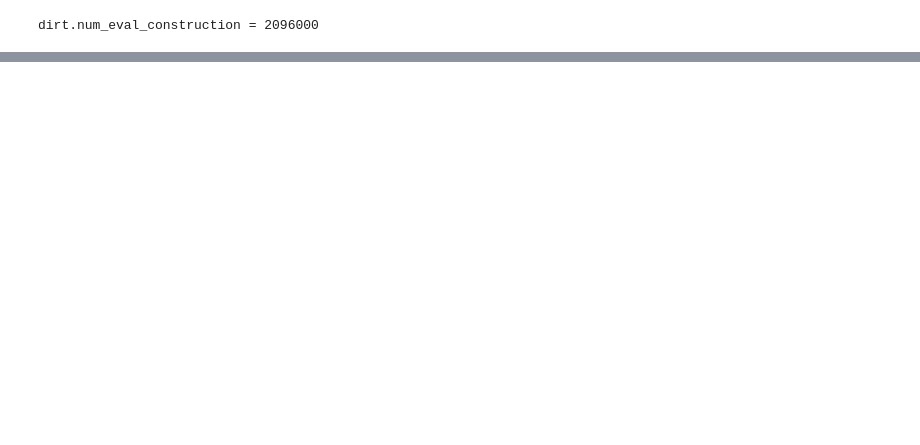
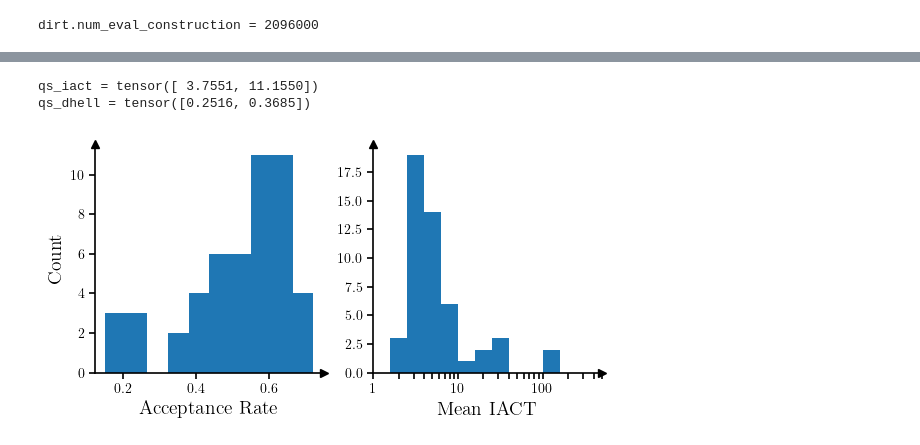
Before and after one commit to DeepTransport/deep-tensor-py, a Jupyter notebook: docs/examples/poisson/example_amortised_kl.ipynb, the cells around one changed output, grey strips where cells are left out. Drawn from its saved outputs; the diff is of its cells as text; code cells hidden in the pictures; blank space fills up the shorter version.

```diff
--- a/docs/examples/poisson/example_amortised_kl.ipynb
+++ b/docs/examples/poisson/example_amortised_kl.ipynb
@@ -706,0 +281,19 @@ plt.savefig("preconditioner_comparison.pdf")
+# %%
+def estimate_iacts(xs: Tensor) -> Tensor:
+    if xs.ndim == 2:
+        xs = xs[None, ...]
+    xs_iact = xs.permute(2, 0, 1).numpy()
+    iacts = [2.0 * tauint(xs_iact, i)[2] for i in range(prior.dim)]
+    return torch.tensor(iacts)
+# %%
+num_chain = 5000
+num_burn_in = 1000
+
+stats = {
+    "acceptance_rates": torch.zeros(num_test_samples),
+    "mean_iacts": torch.zeros(num_test_samples),
+    "max_iacts": torch.zeros(num_test_samples),
+    "dhells": torch.zeros(num_test_samples),
+    "ess_ratios": torch.zeros(num_test_samples),
+    "logk_means": torch.zeros_like(logks_test)
+}
@@ -706,0 +346,37 @@ plt.savefig("preconditioner_comparison.pdf")
+# %%
+qs = torch.tensor([0.25, 0.75])
+qs_iact = torch.quantile(stats["max_iacts"], qs)
+qs_dhell = torch.quantile(stats["dhells"], qs)
+
+print(f"{qs_iact = }")
+print(f"{qs_dhell = }")
+# %% [output]
+qs_iact = tensor([ 3.7551, 11.1550])
+qs_dhell = tensor([0.2516, 0.3685])
+# %%
+fig, axes = plt.subplots(1, 2, figsize=(6, 3.2))
+
+bins_iacts = torch.logspace(0.0, 4.0, 21)
+
+axes[0].hist(stats["acceptance_rates"])
+axes[1].hist(stats["mean_iacts"], bins=bins_iacts)
+
+axes[0].set_xlabel("Acceptance Rate")
+axes[1].set_xlabel("Mean IACT")
+axes[0].set_ylabel("Count")
+
+axes[1].set_xscale("log")
+axes[1].set_xticks([1, 10, 100])
+axes[1].set_xticklabels([1, 10, 100])
+axes[1].set_xlim((1, 500))
+
+for ax in axes.flat:
+    ax.set_box_aspect(1)
+    add_arrows(ax)
+
+plt.tight_layout()
+
+save_path = plot_path.joinpath("amortised_stats.pdf").resolve()
+plt.savefig(save_path)
+# %% [output]
+[figure, added]
```
Also changed, not shown: parts of 105 cells of this notebook, 36 other files.
